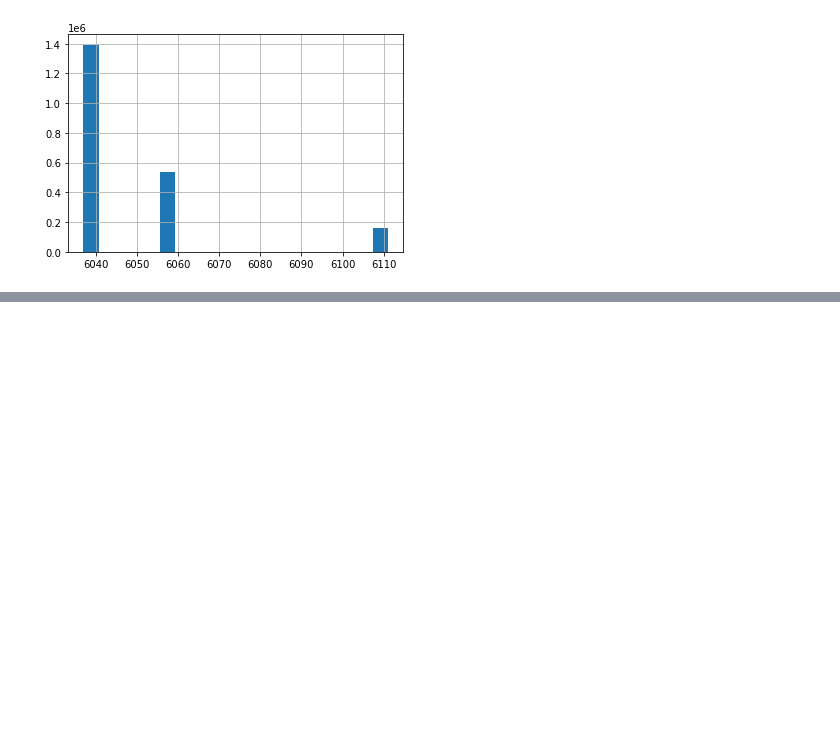
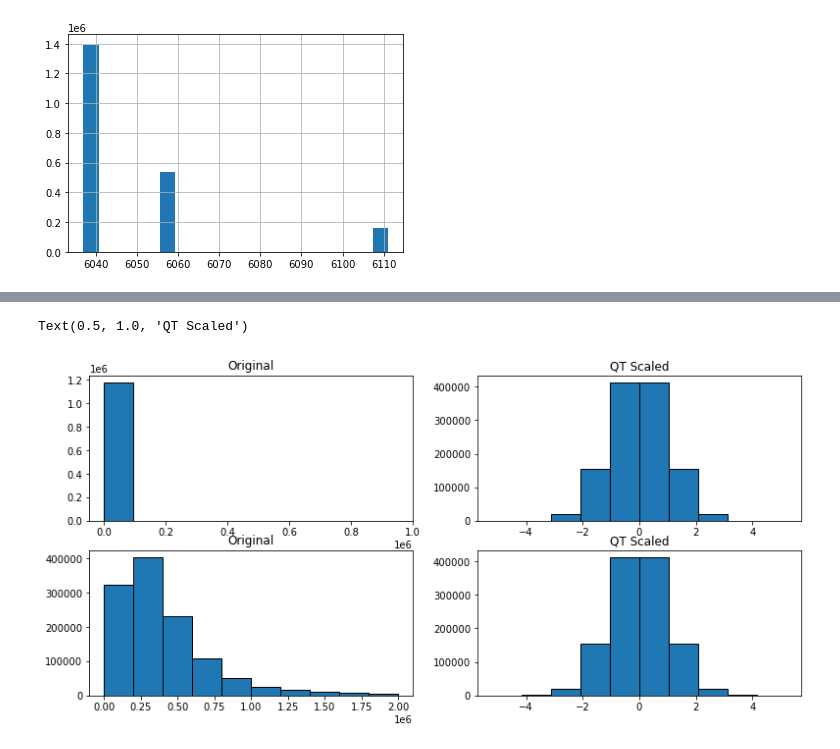
Before and after one commit to Chenchen070/regression, a Jupyter notebook: scalling_exercises.ipynb, the cells around one changed output, grey strips where cells are left out. Cells and saved outputs as stored; diff of their text form; code cells hidden in the pictures; blank space fills up the shorter version.

```diff
--- a/scalling_exercises.ipynb
+++ b/scalling_exercises.ipynb
@@ -58,0 +154,16 @@ x_train, x_validate = train_test_split(x_train_and_validate)
+# %%
+from sklearn.preprocessing import QuantileTransformer
+
+qt = QuantileTransformer(output_distribution='normal')
+
+cols_to_scale = ['calculatedfinishedsquarefeet', 'taxvaluedollarcnt']
+
+qt.fit(train[cols_to_scale])
+
+train_qt = qt.transform(train[cols_to_scale])
+validate_qt = qt.transform(validate[cols_to_scale])
+test_qt = qt.transform(test[cols_to_scale])
+# %%
+train_qt = pd.DataFrame(train_qt)
+train_qt = train_qt.rename(columns = {0 :'squarefeet_qt_scaled',1 :'taxvalue_qt_scaled'})
+train_qt
@@ -58,0 +184,18 @@ x_train, x_validate = train_test_split(x_train_and_validate)
+# %%
+plt.figure(figsize=(13, 6))
+plt.subplot(221)
+plt.hist(train.calculatedfinishedsquarefeet, bins=10, ec='black')
+plt.title('Original')
+plt.subplot(222)
+plt.hist(train_qt.squarefeet_qt_scaled, bins=10, ec='black')
+plt.title('QT Scaled')
+
+plt.subplot(223)
+plt.hist(train.taxvaluedollarcnt, bins=10, ec='black')
+plt.title('Original')
+plt.subplot(224)
+plt.hist(train_qt.taxvalue_qt_scaled, bins=10, ec='black')
+plt.title('QT Scaled')
+# %% [output]
+Text(0.5, 1.0, 'QT Scaled')
+[figure, added]
```
Also changed, not shown: parts of 26 cells of this notebook.
